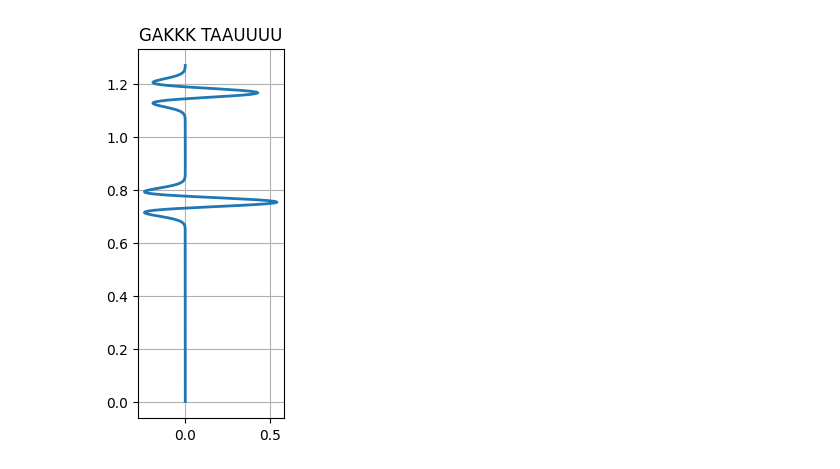
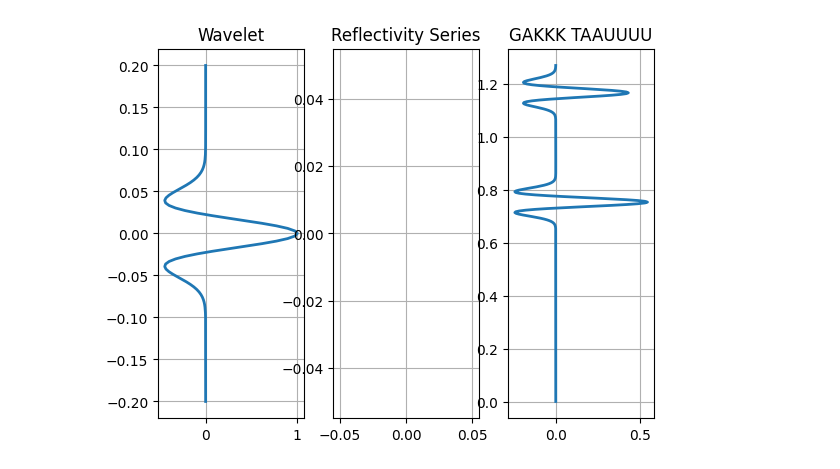
Before and after one commit to Geofisika-UGM/Developer-8, a Jupyter notebook: metkom8.ipynb, the cells around one changed output. Saved outputs shown, nothing was run; the diff lists cells and outputs as text; code cells hidden in the pictures.

```diff
--- a/metkom8.ipynb
+++ b/metkom8.ipynb
@@ -51,33 +51,43 @@ for i in range(nlayer):
 
 t  = 2.0*dpth/vlog + twti
 
-wav = {'RICKER':wavelet}[wavtyp](wavf,twav)
 # Make wavelet
 # Wavelet type and Frequency (Hz):
 wavtyp = 'RICKER'
 wavf   = np.array([10])
 dtwav  = np.abs(np.min(np.diff(t)))
 twav   = np.arange(-2.0/np.min(wavf), 2.0/np.min(wavf), dtwav)
+wav = {'RICKER':wavelet}[wavtyp](wavf,twav)
 
 # create synthetic seismogram
 tseis = np.arange(0,np.max(t),dtwav) + np.min(twav)
 tr    = t[np.abs(rseries) > 0]
 rseriesconv = np.zeros(len(tseis))
 for i in range(len(tr)):
     index = np.abs(tseis - tr[i]).argmin()
     rseriesconv[index] = R[i]
 
 seis = np.convolve(wav,rseriesconv)
 tseis = np.min(twav)+dtwav*np.arange(len(seis))
 index = np.logical_and(tseis >= 0, tseis <= np.max(t))
 tseis = tseis[index]
 seis  = seis[index]
 
+plt.subplot(131)
+plt.plot(wav,twav,linewidth=2)
+plt.title('Wavelet')
+plt.grid()
+
+plt.subplot(132)
+plt.plot()
+plt.title('Reflectivity Series')
+plt.grid()
+
 #Plotting Graph
 plt.subplot(133)
 plt.plot(seis,tseis,linewidth=2)
 plt.title("GAKKK TAAUUUU")
 plt.grid()
 plt.show()
 # %% [output]
-[figure, old version]
+[figure, new version]
```
